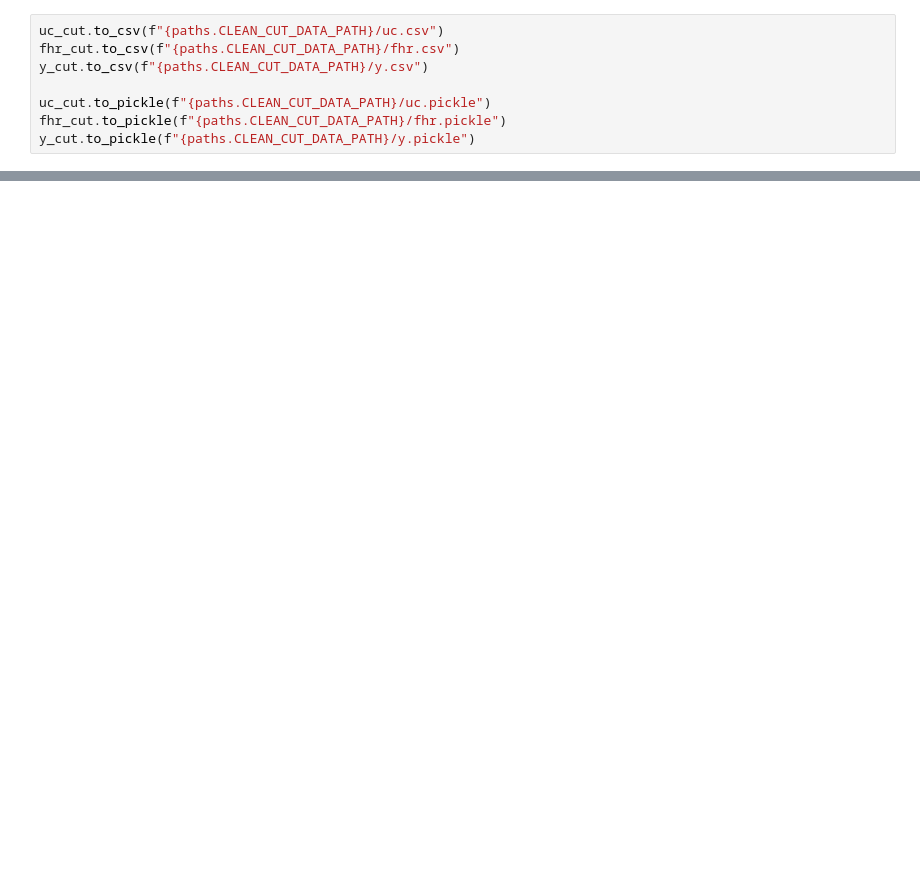
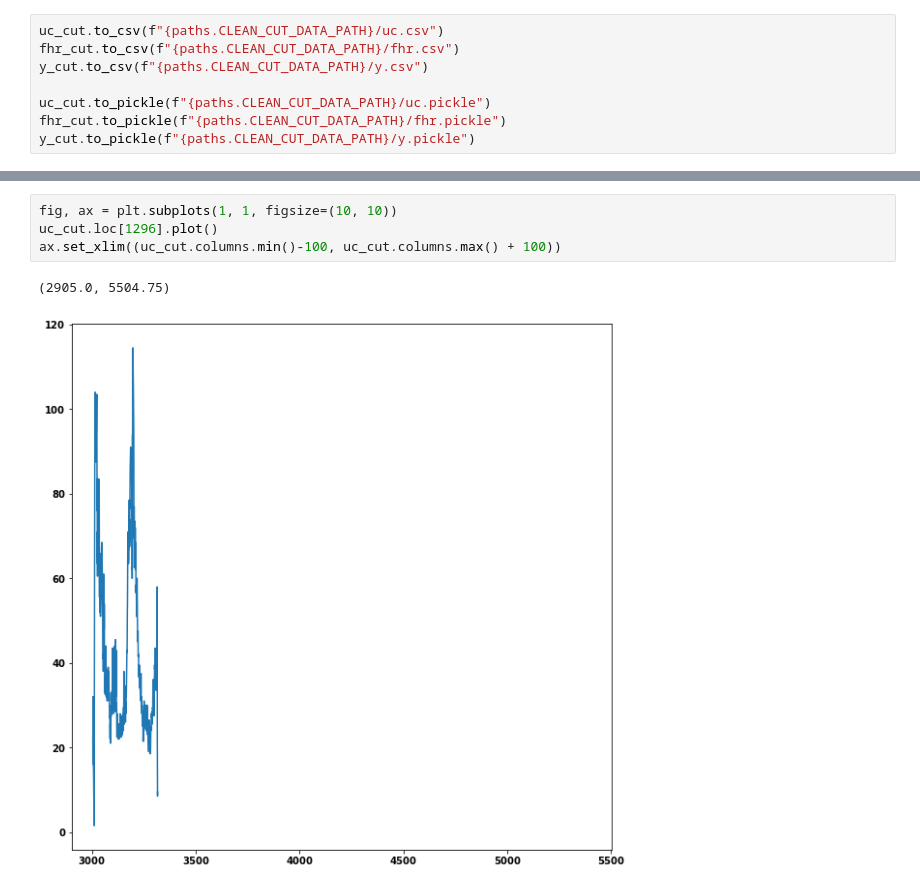
Before and after one commit to lujoselu98/TFM, a Jupyter notebook: Transformations/data_analyisis_and_clean.ipynb, the cells around one changed output, grey strips where cells are left out. Saved outputs shown, nothing was run; the diff lists cells and outputs as text; blank space fills up the shorter version.

```diff
--- a/Transformations/data_analyisis_and_clean.ipynb
+++ b/Transformations/data_analyisis_and_clean.ipynb
@@ -236,0 +258,7 @@ test_y_pickle.equals(test_y)=True
+# %%
+fig, ax = plt.subplots(1, 1, figsize=(10, 10))
+uc_cut.loc[1296].plot()
+ax.set_xlim((uc_cut.columns.min()-100, uc_cut.columns.max() + 100))
+# %% [output]
+(2905.0, 5504.75)
+[figure, added]
```
Also changed, not shown: parts of 7 cells of this notebook, 11 other files.
